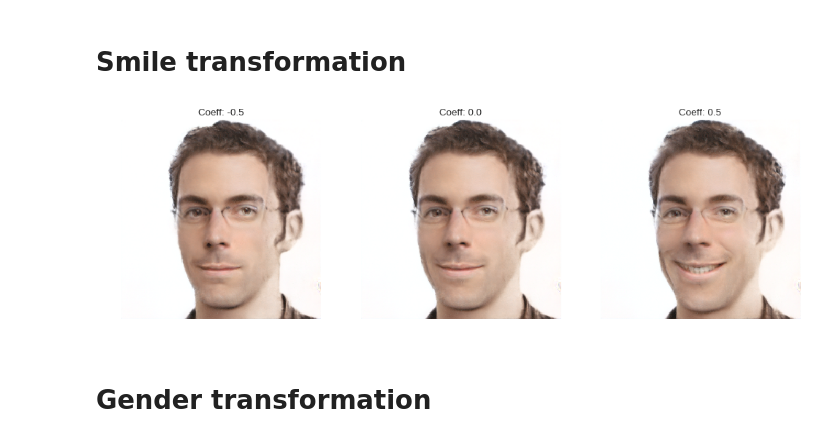
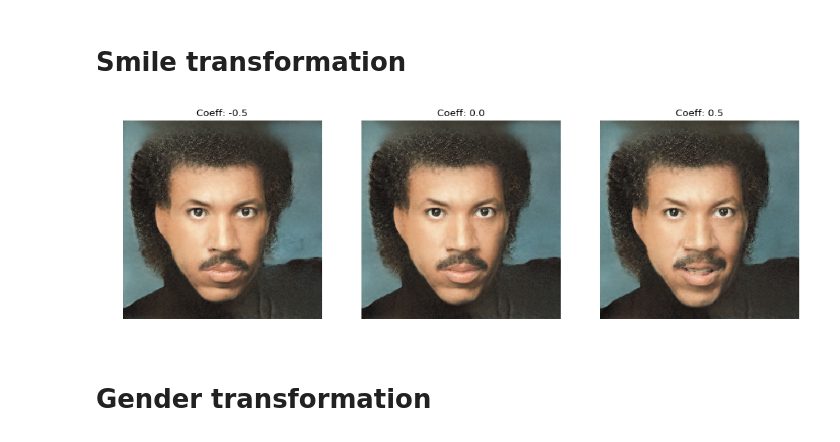
Before and after one commit to KevinSikorskiBase2S/machine-learning-intro-workshop, a Jupyter notebook: LatentMike.ipynb, the cells around one changed output. Drawn from its saved outputs; the diff is of its cells as text; code cells hidden in the pictures.

```diff
--- a/LatentMike.ipynb
+++ b/LatentMike.ipynb
@@ -112,7 +175,9 @@ def move_and_show(latent_vector, direction, coeffs):
     plt.show()
 # %%
 # Loading already learned representations
-me = np.load('latent_representations/<YOUR FILENAME>.npy')
+lionelRep = np.load('latent_representations/lionel_01.npy')
+mikeRep = np.load('latent_representations/Mike_01.npy')
+bobRep = np.load('latent_representations/Bob_01.npy')
 # %%
 # Loading already learned latent directions
 smile_direction = np.load('ffhq_dataset/latent_directions/smile.npy')
@@ -124,9 +189,9 @@ age_direction = np.load('ffhq_dataset/latent_directions/age.npy')
 # %% [markdown]
 # Smile transformation
 # %%
-move_and_show(me, smile_direction, [-0.5, 0, 0.5])
+move_and_show(lionelRep, smile_direction, [-0.5, 0, 0.5])
 # %% [output]
-[figure, old version]
+[figure, new version]
 # %% [markdown]
 # Gender transformation
 # %%
```
Also changed, not shown: parts of 20 cells of this notebook.
